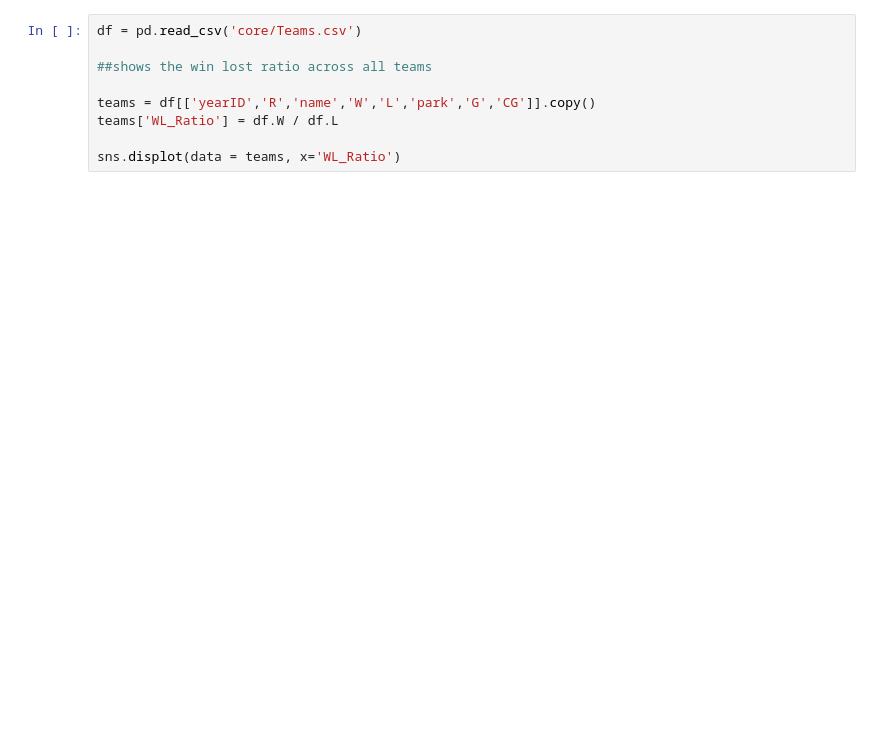
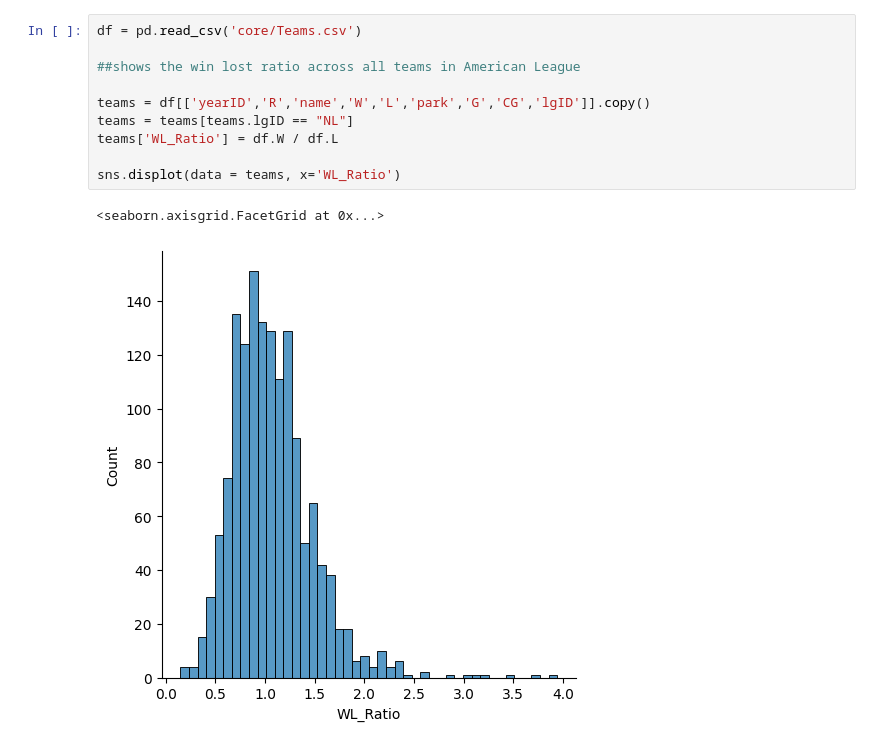
Before and after one commit to Logsterx7/cs5830_project1, a Jupyter notebook: project1.ipynb, the cells around one changed output. Cells and saved outputs as stored; diff of their text form; blank space fills up the shorter version.

```diff
--- a/project1.ipynb
+++ b/project1.ipynb
@@ -19,12 +27,16 @@ sns.displot(data=playersData, x='HR', hue='lgID', kind='kde')
 # %%
 df = pd.read_csv('core/Teams.csv')
 
-##shows the win lost ratio across all teams
+##shows the win lost ratio across all teams in American League
 
-teams = df[['yearID','R','name','W','L','park','G','CG']].copy()
+teams = df[['yearID','R','name','W','L','park','G','CG','lgID']].copy()
+teams = teams[teams.lgID == "NL"]
 teams['WL_Ratio'] = df.W / df.L
 
 sns.displot(data = teams, x='WL_Ratio')
+# %% [output]
+<seaborn.axisgrid.FacetGrid at 0x...>
+[figure, added]
 # %%
 
 ##park attendance from 1950 - 2017 (most recent time in data)
```
Also changed, not shown: parts of 4 cells of this notebook.
